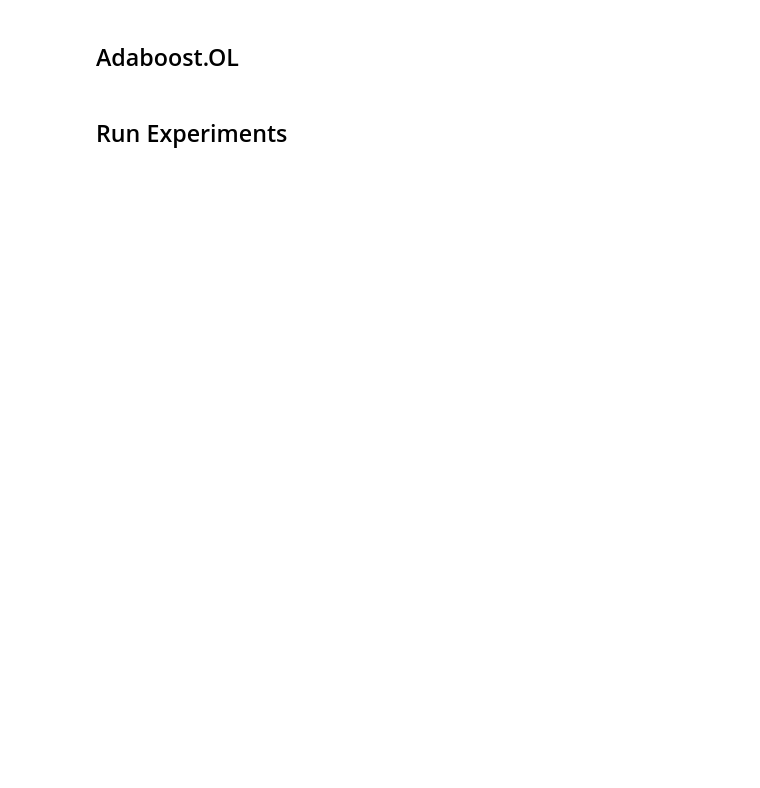
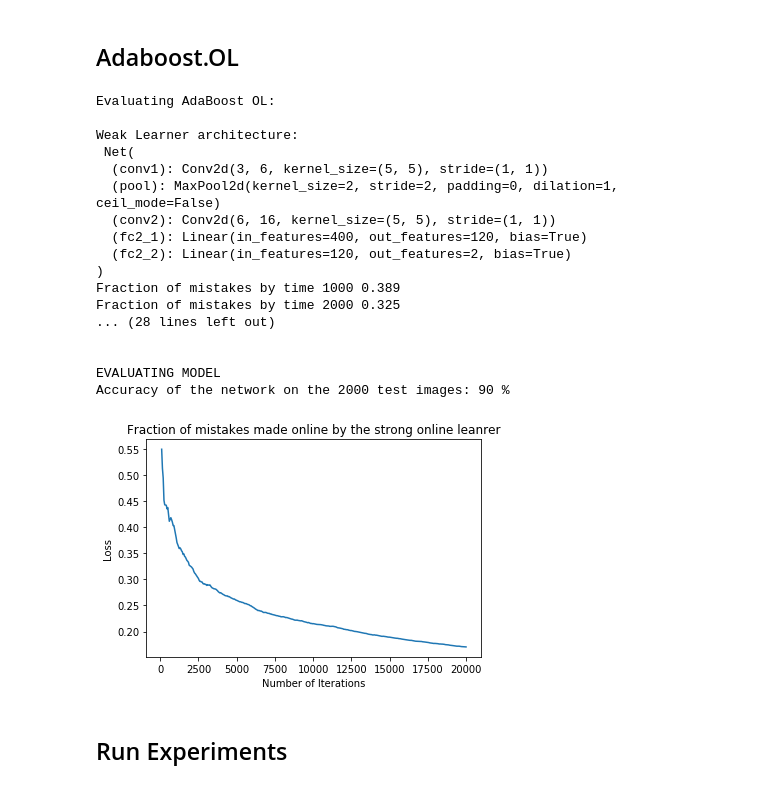
Before and after one commit to dqii/cos511_final_project, a Jupyter notebook: bkl.ipynb, the cells around one changed output. Saved outputs shown, nothing was run; the diff lists cells and outputs as text; code cells hidden in the pictures; blank space fills up the shorter version.

```diff
--- a/bkl.ipynb
+++ b/bkl.ipynb
@@ -317,7 +374,7 @@ def adaboostOL(weak_learners, T):
     s = np.zeros(N+1)
 
     # T loop
-    for t, data in enumerate(trainloader, 0):
+    for t, data in enumerate(trainloader, 1):
 
         # perform T iterations
         if t >= T:
@@ -499,7 +586,26 @@ evaluate_onlineBBM(N=5, T=10000, architecture=2)
 # %% [markdown]
 ## Adaboost.OL
 # %%
-evaluate_adaboostOL(N=5, T=2500, architecture=2)
+evaluate_adaboostOL(N=5, T=20000, architecture=2)
+# %% [output]
+Evaluating AdaBoost OL:
+
+Weak Learner architecture:
+ Net(
+  (conv1): Conv2d(3, 6, kernel_size=(5, 5), stride=(1, 1))
+  (pool): MaxPool2d(kernel_size=2, stride=2, padding=0, dilation=1, ceil_mode=False)
+  (conv2): Conv2d(6, 16, kernel_size=(5, 5), stride=(1, 1))
+  (fc2_1): Linear(in_features=400, out_features=120, bias=True)
+  (fc2_2): Linear(in_features=120, out_features=2, bias=True)
+)
+Fraction of mistakes by time 1000 0.389
+Fraction of mistakes by time 2000 0.325
+... (28 lines left out)
+
+
+EVALUATING MODEL
+Accuracy of the network on the 2000 test images: 90 %
+[figure, added]
 # %% [markdown]
 ## Run Experiments
 # %%
```
Also changed, not shown: parts of 11 cells of this notebook.
